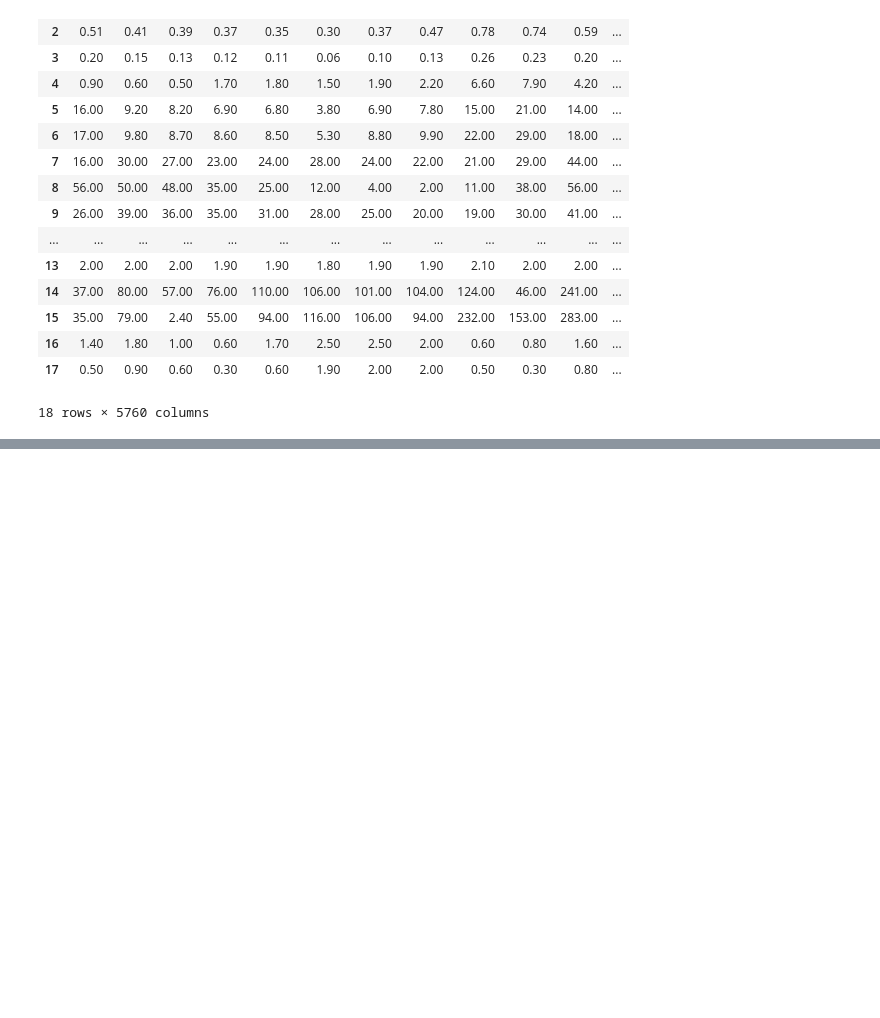
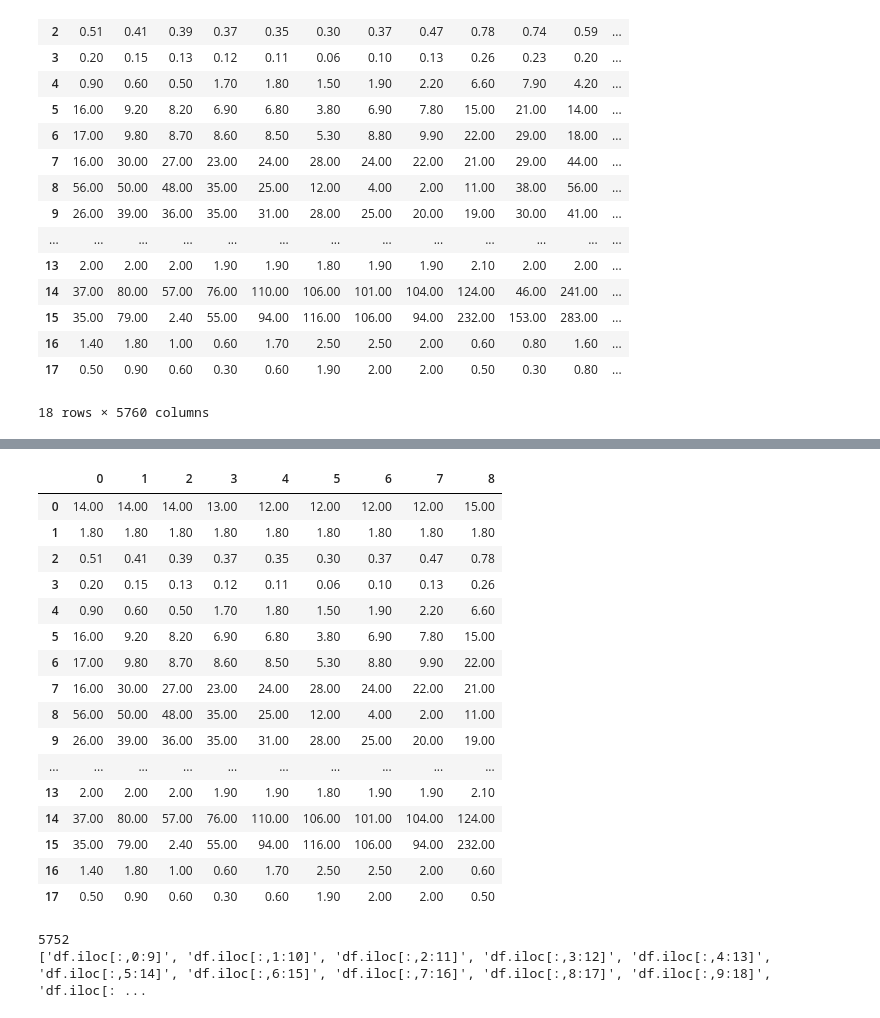
Before and after one commit to paxton615/Predict_PM2.5, a Jupyter notebook: scratch_paper.ipynb, the cells around one changed output, grey strips where cells are left out. Cells and saved outputs as stored; diff of their text form; code cells hidden in the pictures; blank space fills up the shorter version.

```diff
--- a/scratch_paper.ipynb
+++ b/scratch_paper.ipynb
@@ -95,0 +109,31 @@ df_hori.dtypes
+# %%
+df_hori.iloc[:,0:9]
+# %% [output]
+|  | 0 | 1 | 2 | 3 | 4 | 5 | 6 | 7 | 8 |
+| 0 | 14.00 | 14.00 | 14.00 | 13.00 | 12.00 | 12.00 | 12.00 | 12.00 | 15.00 |
+| 1 | 1.80 | 1.80 | 1.80 | 1.80 | 1.80 | 1.80 | 1.80 | 1.80 | 1.80 |
+| 2 | 0.51 | 0.41 | 0.39 | 0.37 | 0.35 | 0.30 | 0.37 | 0.47 | 0.78 |
+| 3 | 0.20 | 0.15 | 0.13 | 0.12 | 0.11 | 0.06 | 0.10 | 0.13 | 0.26 |
+| 4 | 0.90 | 0.60 | 0.50 | 1.70 | 1.80 | 1.50 | 1.90 | 2.20 | 6.60 |
+| 5 | 16.00 | 9.20 | 8.20 | 6.90 | 6.80 | 3.80 | 6.90 | 7.80 | 15.00 |
+| 6 | 17.00 | 9.80 | 8.70 | 8.60 | 8.50 | 5.30 | 8.80 | 9.90 | 22.00 |
+| 7 | 16.00 | 30.00 | 27.00 | 23.00 | 24.00 | 28.00 | 24.00 | 22.00 | 21.00 |
+| 8 | 56.00 | 50.00 | 48.00 | 35.00 | 25.00 | 12.00 | 4.00 | 2.00 | 11.00 |
+| 9 | 26.00 | 39.00 | 36.00 | 35.00 | 31.00 | 28.00 | 25.00 | 20.00 | 19.00 |
+| ... | ... | ... | ... | ... | ... | ... | ... | ... | ... |
+| 13 | 2.00 | 2.00 | 2.00 | 1.90 | 1.90 | 1.80 | 1.90 | 1.90 | 2.10 |
+| 14 | 37.00 | 80.00 | 57.00 | 76.00 | 110.00 | 106.00 | 101.00 | 104.00 | 124.00 |
+| 15 | 35.00 | 79.00 | 2.40 | 55.00 | 94.00 | 116.00 | 106.00 | 94.00 | 232.00 |
+| 16 | 1.40 | 1.80 | 1.00 | 0.60 | 1.70 | 2.50 | 2.50 | 2.00 | 0.60 |
+| 17 | 0.50 | 0.90 | 0.60 | 0.30 | 0.60 | 1.90 | 2.00 | 2.00 | 0.50 |
+# %%
+df_x = []
+i=0
+while i<=5751:
+    df_x.append('df.iloc[:,{}:{}]'.format(i,i+9))
+    i+=1
+print(len(df_x))
+print(df_x)
+# %% [output]
+5752
+['df.iloc[:,0:9]', 'df.iloc[:,1:10]', 'df.iloc[:,2:11]', 'df.iloc[:,3:12]', 'df.iloc[:,4:13]', 'df.iloc[:,5:14]', 'df.iloc[:,6:15]', 'df.iloc[:,7:16]', 'df.iloc[:,8:17]', 'df.iloc[:,9:18]', 'df.iloc[: ...
```
Also changed, not shown: parts of 2 cells of this notebook, 1 other file.
